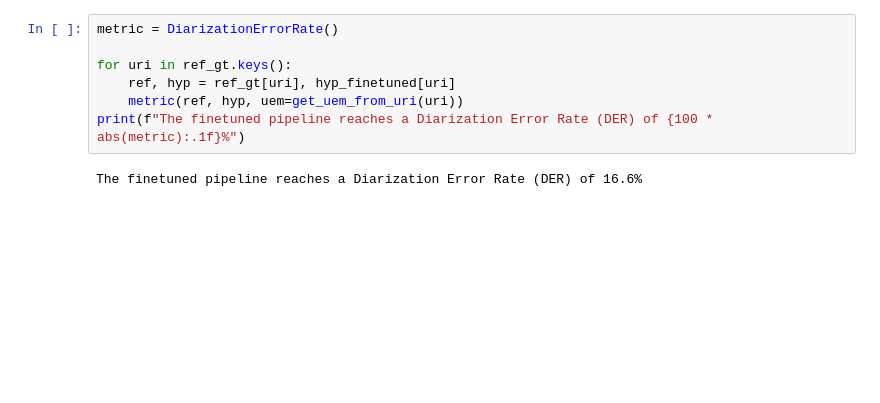
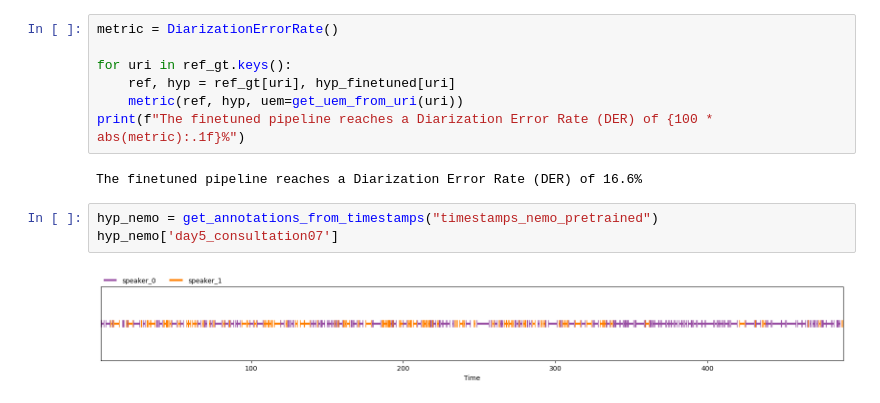
Before and after one commit to saiakarsh193/augnito-speaker-diarization, a Jupyter notebook: der.ipynb, the cells around one changed output. Saved outputs shown, nothing was run; the diff lists cells and outputs as text; blank space fills up the shorter version.

Commit message:
Added nemo

```diff
--- a/der.ipynb
+++ b/der.ipynb
@@ -62,3 +62,8 @@ for uri in ref_gt.keys():
 print(f"The finetuned pipeline reaches a Diarization Error Rate (DER) of {100 * abs(metric):.1f}%")
 # %% [output]
 The finetuned pipeline reaches a Diarization Error Rate (DER) of 16.6%
+# %%
+hyp_nemo = get_annotations_from_timestamps("timestamps_nemo_pretrained")
+hyp_nemo['day5_consultation07']
+# %% [output]
+[figure, added]
```
Also changed, not shown: parts of 4 cells of this notebook, 10 other files.
